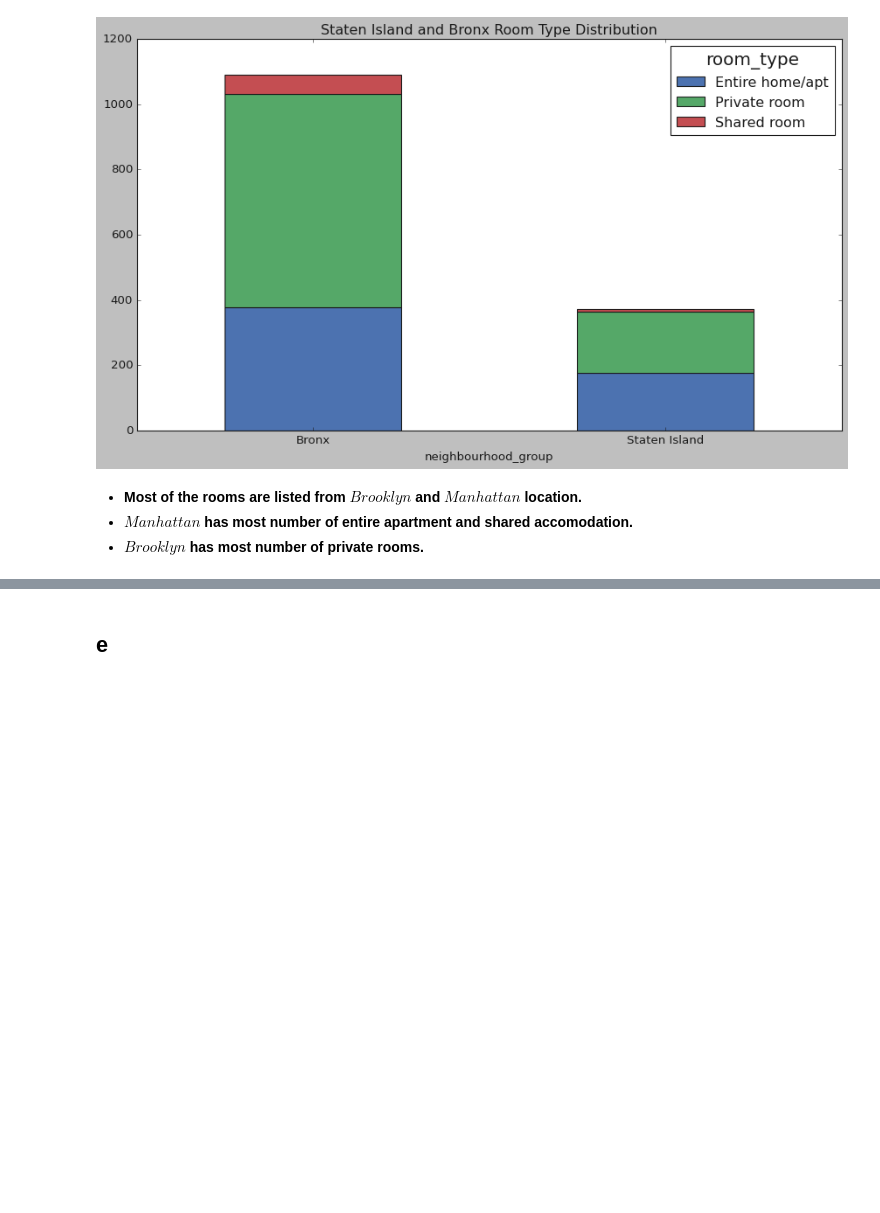
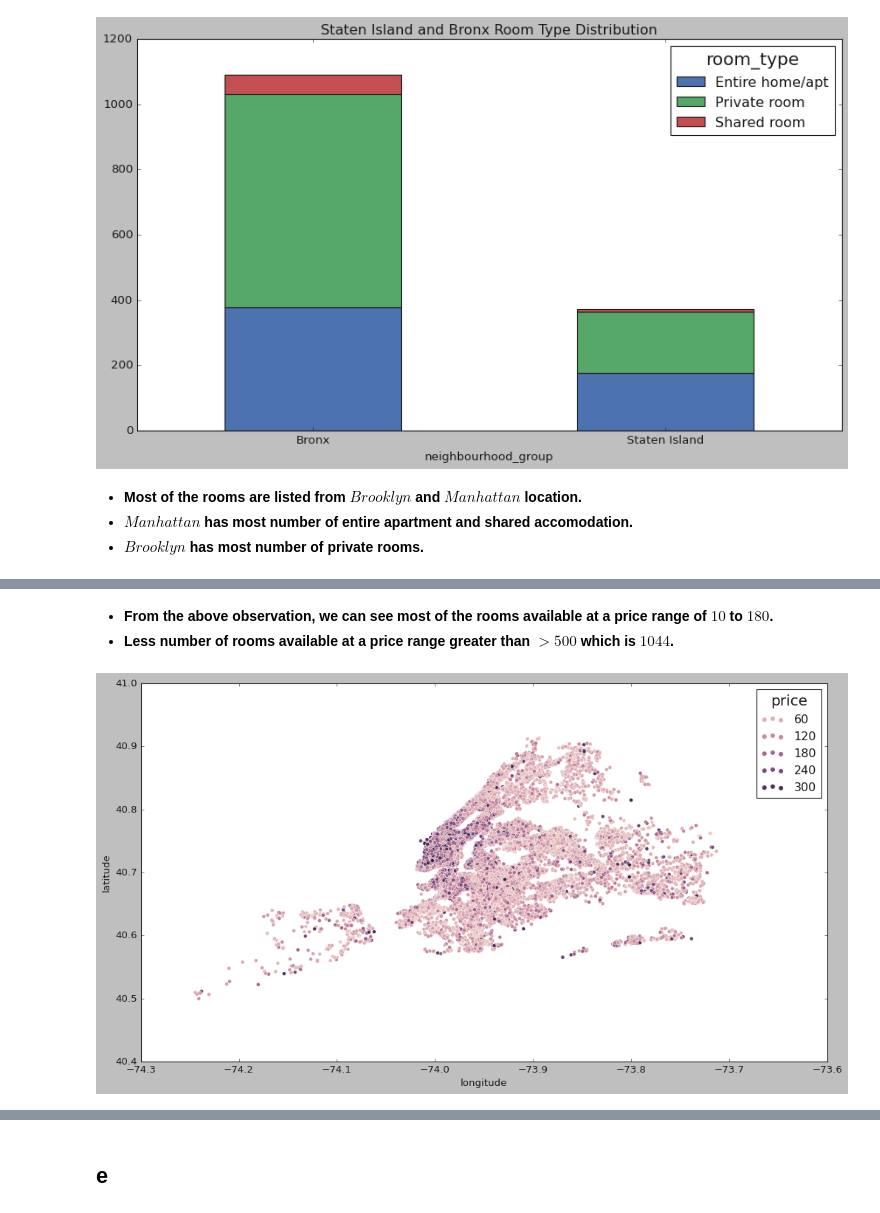
Before and after one commit to vir097/Airbnb-Bookings-Analysis---Capstone-Project, a Jupyter notebook: Airbnb_Bookings_Analysis_Capstone_Project.ipynb, the cells around one changed output, grey strips where cells are left out. Drawn from its saved outputs; the diff is of its cells as text; code cells hidden in the pictures; blank space fills up the shorter version.

```diff
--- a/Airbnb_Bookings_Analysis_Capstone_Project.ipynb
+++ b/Airbnb_Bookings_Analysis_Capstone_Project.ipynb
@@ -519,0 +589,14 @@ plt.xticks(rotation=360, ha='center')
+# %% [markdown]
+* **From the above observation, we can see most of the rooms available at a price range of $10$ to $180$.**
+* **Less number of rooms available at a price range greater than $>500$ which is $1044$.**
+# %%
+#Visualisation of price distribution
+#code
+airbnb_2 = airbnb_df.loc[(airbnb_df['price']>0)& (airbnb_df.price < 350)]
+
+#initialing the figure size
+plt.rcParams['figure.figsize']=(15,8)
+sns.scatterplot(airbnb_2.longitude,airbnb_2.latitude,hue=airbnb_2.price )
+plt.ioff()
+# %% [output]
+[figure, added]
```
Also changed, not shown: parts of 71 cells of this notebook.
